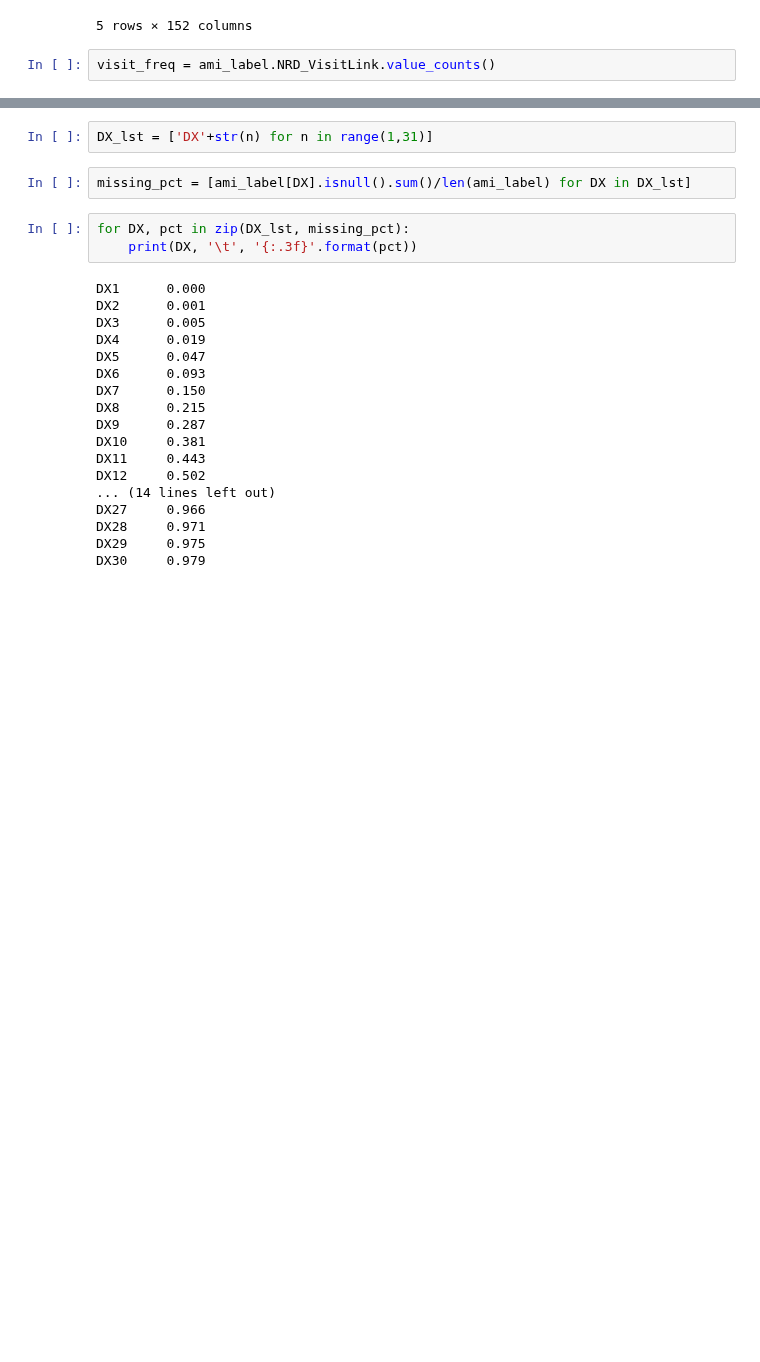
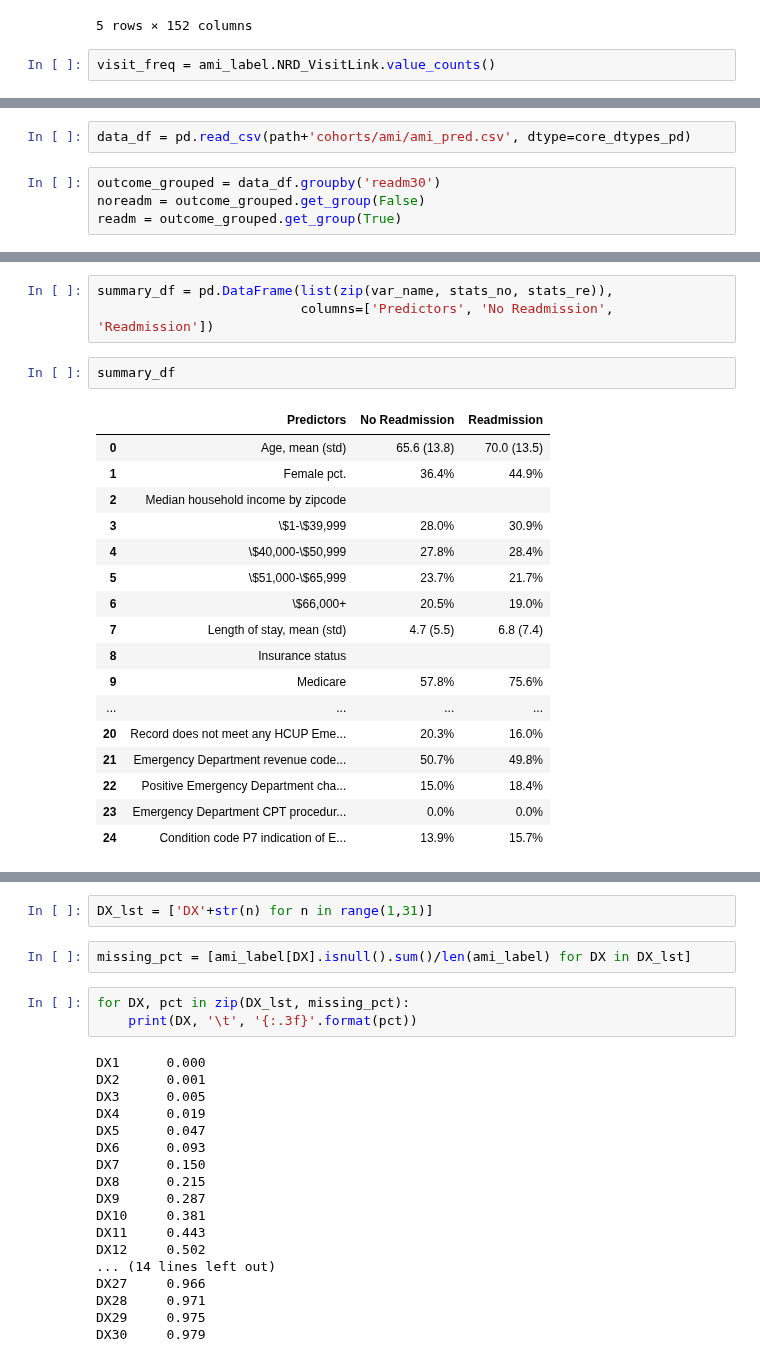
Before and after one commit to wenshuoliu/DLproj, a Jupyter notebook: NRD/Preprocessing.ipynb, the cells around one changed output, grey strips where cells are left out. Saved outputs shown, nothing was run; the diff lists cells and outputs as text; blank space fills up the shorter version.

```diff
--- a/NRD/Preprocessing.ipynb
+++ b/NRD/Preprocessing.ipynb
@@ -507,0 +463,6 @@ sum(visit_freq==1)/len(visit_freq)
+# %%
+data_df = pd.read_csv(path+'cohorts/ami/ami_pred.csv', dtype=core_dtypes_pd)
+# %%
+outcome_grouped = data_df.groupby('readm30')
+noreadm = outcome_grouped.get_group(False)
+readm = outcome_grouped.get_group(True)
@@ -507,0 +573,23 @@ sum(visit_freq==1)/len(visit_freq)
+# %%
+summary_df = pd.DataFrame(list(zip(var_name, stats_no, stats_re)),
+                          columns=['Predictors', 'No Readmission', 'Readmission'])
+# %%
+summary_df
+# %% [output]
+|  | Predictors | No Readmission | Readmission |
+| 0 | Age, mean (std) | 65.6 (13.8) | 70.0 (13.5) |
+| 1 | Female pct. | 36.4% | 44.9% |
+| 2 | Median household income by zipcode |  |  |
+| 3 | \$1-\$39,999 | 28.0% | 30.9% |
+| 4 | \$40,000-\$50,999 | 27.8% | 28.4% |
+| 5 | \$51,000-\$65,999 | 23.7% | 21.7% |
+| 6 | \$66,000+ | 20.5% | 19.0% |
+| 7 | Length of stay, mean (std) | 4.7 (5.5) | 6.8 (7.4) |
+| 8 | Insurance status |  |  |
+| 9 | Medicare | 57.8% | 75.6% |
+| ... | ... | ... | ... |
+| 20 | Record does not meet any HCUP Eme... | 20.3% | 16.0% |
+| 21 | Emergency Department revenue code... | 50.7% | 49.8% |
+| 22 | Positive Emergency Department cha... | 15.0% | 18.4% |
+| 23 | Emergency Department CPT procedur... | 0.0% | 0.0% |
+| 24 | Condition code P7 indication of E... | 13.9% | 15.7% |
```
Also changed, not shown: parts of 69 cells of this notebook, 9 other files.
